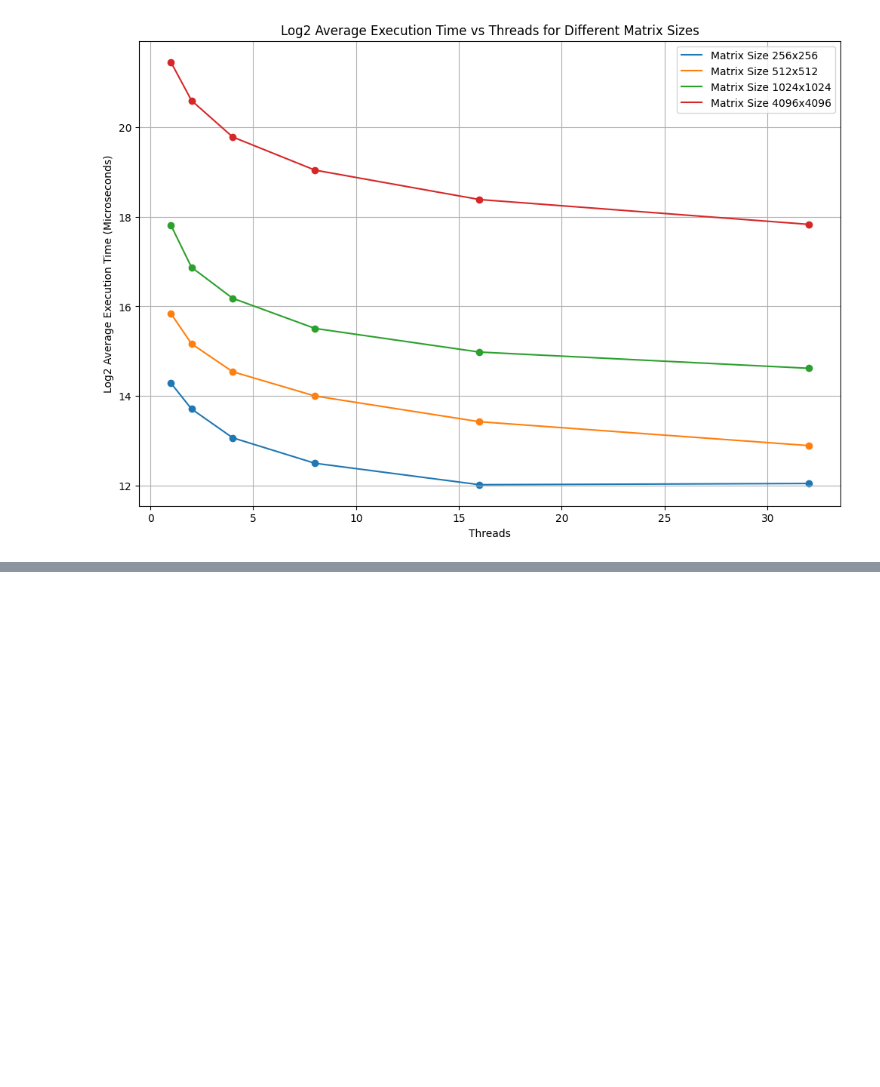
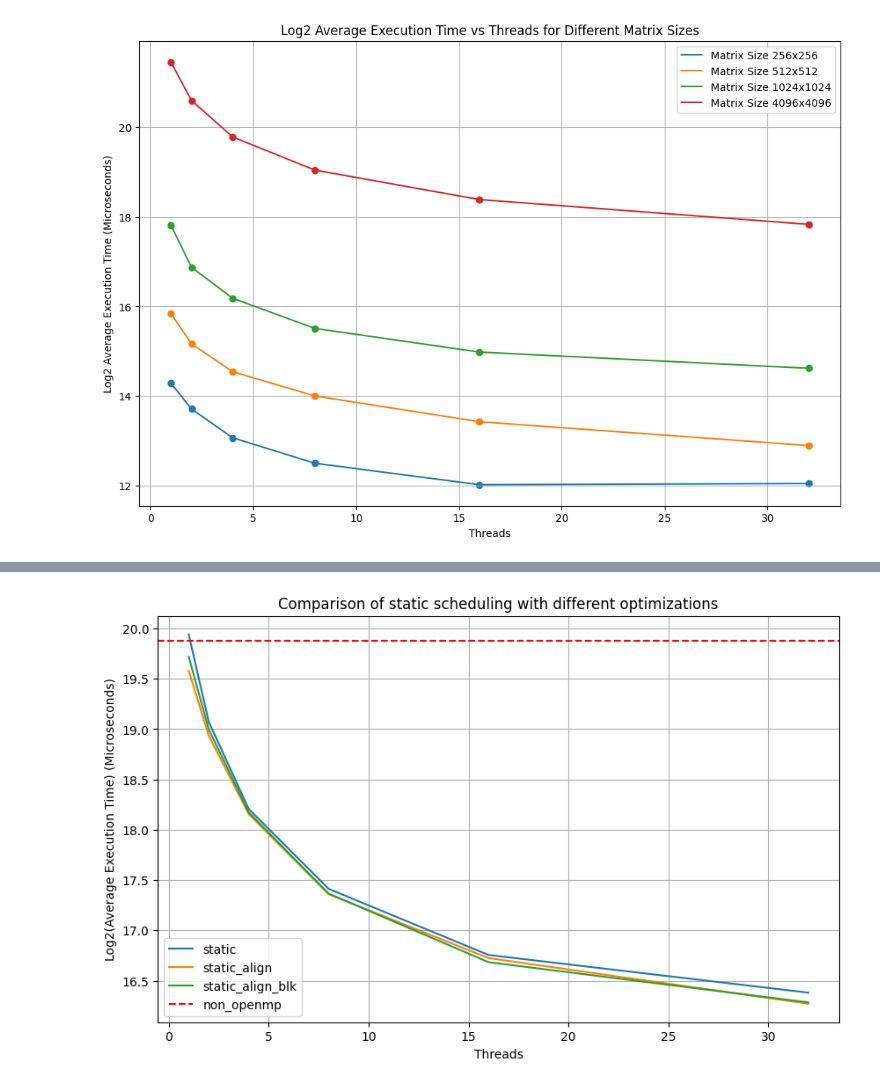
Before and after one commit to geeklad001/NTU-HPC-HW2, a Jupyter notebook: Visualization.ipynb, the cells around one changed output, grey strips where cells are left out. Saved outputs shown, nothing was run; the diff lists cells and outputs as text; code cells hidden in the pictures; blank space fills up the shorter version.

```diff
--- a/Visualization.ipynb
+++ b/Visualization.ipynb
@@ -246,0 +166,87 @@ Filtered data_no_openmp:
+# %%
+import pandas as pd
+import matplotlib.pyplot as plt
+import numpy as np
+
+# File names
+files = [
+    "execution_times_non_openmp.csv",
+    "execution_times_static.csv",
+    "execution_times_static_align.csv",
+    "execution_times_static_align_blk.csv",
+    "execution_times_guided.csv",
+    "execution_times_guided_align.csv",
+    "execution_times_guided_align_blk.csv",
+    "execution_times_dy.csv",
+    "execution_times_dy_align.csv",
+    "execution_times_dy_align_blk.csv",
+]
+
+# Load data
+data = {}
+for file in files:
+    label = file.replace("execution_times_", "").replace(".csv", "")
+    df = pd.read_csv(file)
+    df = df.dropna(subset=['Execution Time (Microseconds)'])  # Drop rows with missing execution times
+    data[label] = df
+
+# Group by threads and calculate average execution time
+avg_times = {}
+for key, df in data.items():
+    avg_times[key] = df.groupby('Threads')['Execution Time (Microseconds)'].mean().reset_index()
+
+# Apply log2 transformation to the execution times
+for key, df in avg_times.items():
+    df['Log2 Execution Time'] = np.log2(df['Execution Time (Microseconds)'])
+
+# Extract the log2 execution time for non_openmp (single-threaded)
+non_openmp_log2 = avg_times['non_openmp']['Log2 Execution Time'].iloc[0]
+
+# 1. Compare results with the same scheduling but different optimizations
+scheduling_types = ["static", "guided", "dy"]
+for sched in scheduling_types:
+    plt.figure(figsize=(10, 6))
+    plt.title(f"Comparison of {sched} scheduling with different optimizations")
+    plt.plot(avg_times[sched]['Threads'], avg_times[sched]['Log2 Execution Time'], label=f"{sched}")
+    plt.plot(avg_times[f"{sched}_align"]['Threads'], avg_times[f"{sched}_align"]['Log2 Execution Time'], label=f"{sched}_align")
+    plt.plot(avg_times[f"{sched}_align_blk"]['Threads'], avg_times[f"{sched}_align_blk"]['Log2 Execution Time'], label=f"{sched}_align_blk")
+    plt.axhline(non_openmp_log2, color='red', linestyle='--', label="non_openmp")
+    plt.xlabel("Threads")
+    plt.ylabel("Log2(Average Execution Time) (Microseconds)")
+    plt.legend()
+    plt.grid()
+    plt.savefig(f"{sched}_optimization_comparison_log2.png")
+    plt.show()
+
+# 2. Compare results with the same optimization but different scheduling
+optimizations = ["", "align", "align_blk"]
+for opt in optimizations:
+    plt.figure(figsize=(10, 6))
+    title_opt = "no optimization" if opt == "" else opt
+    plt.title(f"Comparison of different scheduling with {title_opt}")
+    plt.plot(avg_times[f"static{('_' + opt) if opt else ''}"]['Threads'], avg_times[f"static{('_' + opt) if opt else ''}"]['Log2 Execution Time'], label="static")
+    plt.plot(avg_times[f"guided{('_' + opt) if opt else ''}"]['Threads'], avg_times[f"guided{('_' + opt) if opt else ''}"]['Log2 Execution Time'], label="guided")
+    plt.plot(avg_times[f"dy{('_' + opt) if opt else ''}"]['Threads'], avg_times[f"dy{('_' + opt) if opt else ''}"]['Log2 Execution Time'], label="dynamic")
+    plt.axhline(non_openmp_log2, color='red', linestyle='--', label="non_openmp")
+    plt.xlabel("Threads")
+    plt.ylabel("Log2(Average Execution Time) (Microseconds)")
+    plt.legend()
+    plt.grid()
+    plt.savefig(f"scheduling_comparison_{opt if opt else 'no_opt'}_log2.png")
+    plt.show()
+
+# 3. Compare the best results from different scheduling and non-openmp
+plt.figure(figsize=(10, 6))
+plt.title("Best results comparison (including non-openmp)")
+plt.plot(avg_times["static_align_blk"]['Threads'], avg_times["static_align_blk"]['Log2 Execution Time'], label="static_align_blk (best static)")
+plt.plot(avg_times["guided_align_blk"]['Threads'], avg_times["guided_align_blk"]['Log2 Execution Time'], label="guided_align_blk (best guided)")
+plt.plot(avg_times["dy_align_blk"]['Threads'], avg_times["dy_align_blk"]['Log2 Execution Time'], label="dy_align_blk (best dynamic)")
+plt.axhline(non_openmp_log2, color='red', linestyle='--', label="non_openmp")
+plt.xlabel("Threads")
+plt.ylabel("Log2(Average Execution Time) (Microseconds)")
+plt.legend()
+plt.grid()
+plt.savefig("best_results_comparison_log2.png")
+plt.show()
+# %% [output]
+[figure, added]
```
Also changed, not shown: parts of 6 cells of this notebook.
